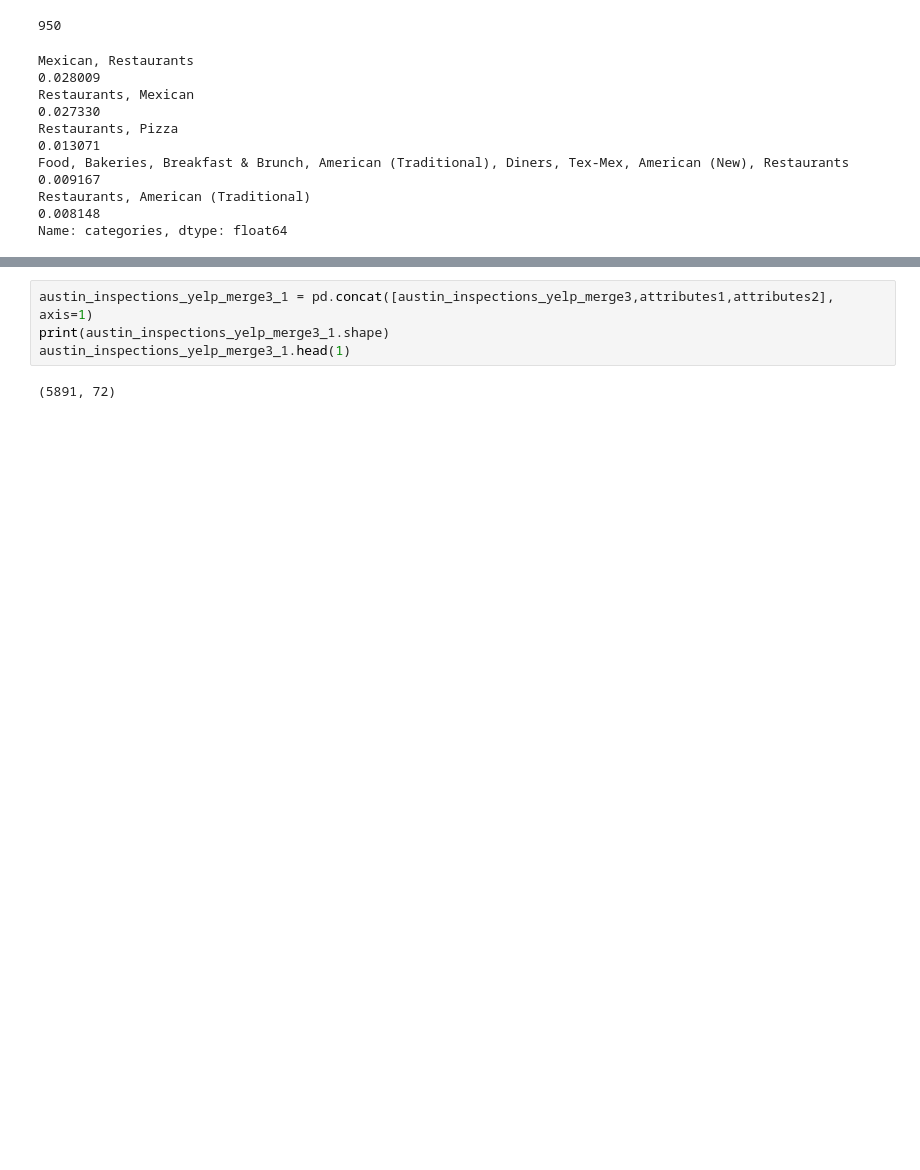
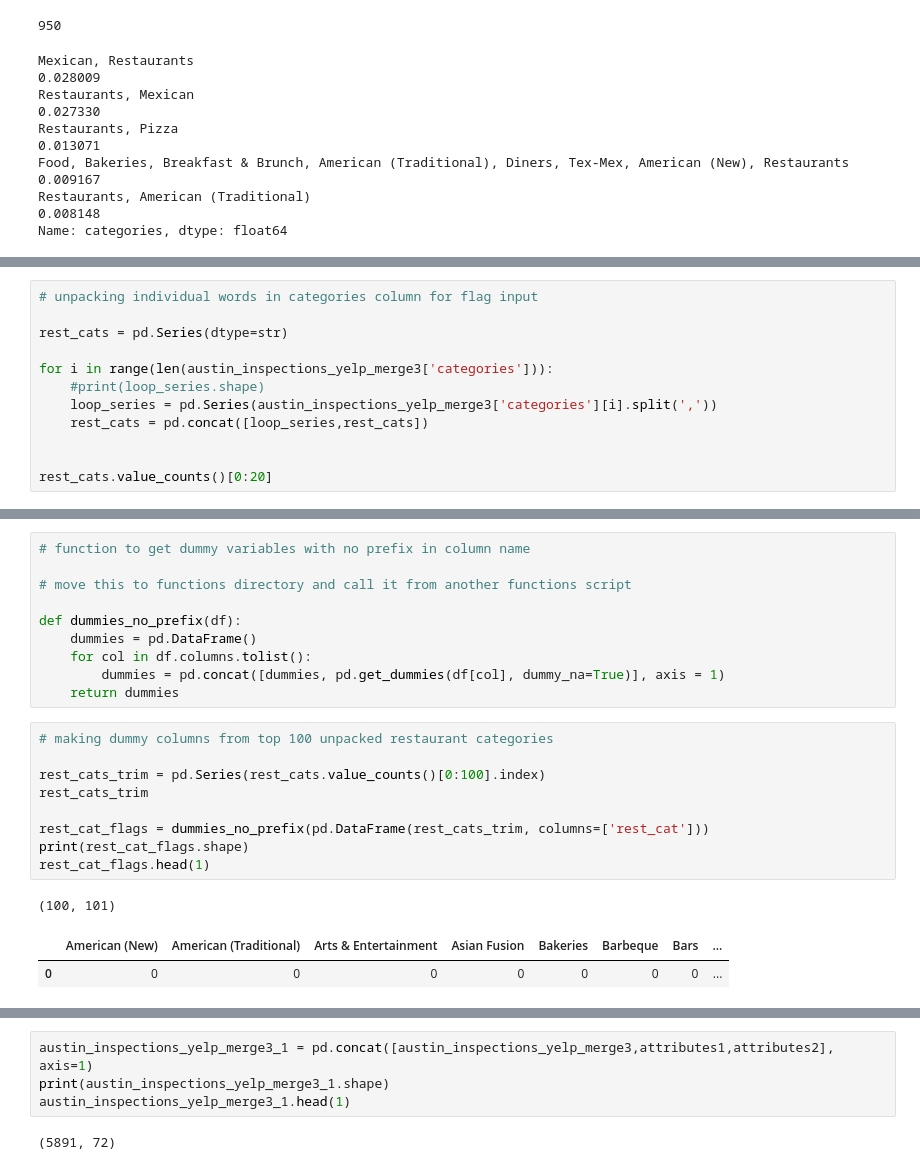
Before and after one commit to ellerybledsoe/Springboard, a Jupyter notebook: Austin Restaurant Inspections_Data Wrangling.ipynb, the cells around one changed output, grey strips where cells are left out. Saved outputs shown, nothing was run; the diff lists cells and outputs as text; blank space fills up the shorter version.

```diff
--- a/Austin Restaurant Inspections_Data Wrangling.ipynb
+++ b/Austin Restaurant Inspections_Data Wrangling.ipynb
@@ -399,0 +398,12 @@ Name: categories, dtype: float64
+# %%
+# unpacking individual words in categories column for flag input
+
+rest_cats = pd.Series(dtype=str)
+
+for i in range(len(austin_inspections_yelp_merge3['categories'])):
+    #print(loop_series.shape)
+    loop_series = pd.Series(austin_inspections_yelp_merge3['categories'][i].split(','))
+    rest_cats = pd.concat([loop_series,rest_cats])
+
+
+rest_cats.value_counts()[0:20]
@@ -399,0 +428,23 @@ Name: categories, dtype: float64
+# %%
+# function to get dummy variables with no prefix in column name
+
+# move this to functions directory and call it from another functions script
+
+def dummies_no_prefix(df):
+    dummies = pd.DataFrame()
+    for col in df.columns.tolist():
+        dummies = pd.concat([dummies, pd.get_dummies(df[col], dummy_na=True)], axis = 1)
+    return dummies
+# %%
+# making dummy columns from top 100 unpacked restaurant categories
+
+rest_cats_trim = pd.Series(rest_cats.value_counts()[0:100].index)
+rest_cats_trim
+
+rest_cat_flags = dummies_no_prefix(pd.DataFrame(rest_cats_trim, columns=['rest_cat']))
+print(rest_cat_flags.shape)
+rest_cat_flags.head(1)
+# %% [output]
+(100, 101)
+|  | American (New) | American (Traditional) | Arts & Entertainment | Asian Fusion | Bakeries | Barbeque | Bars | ... |
+| 0 | 0 | 0 | 0 | 0 | 0 | 0 | 0 | ... |
```
Also changed, not shown: parts of 42 cells of this notebook.
